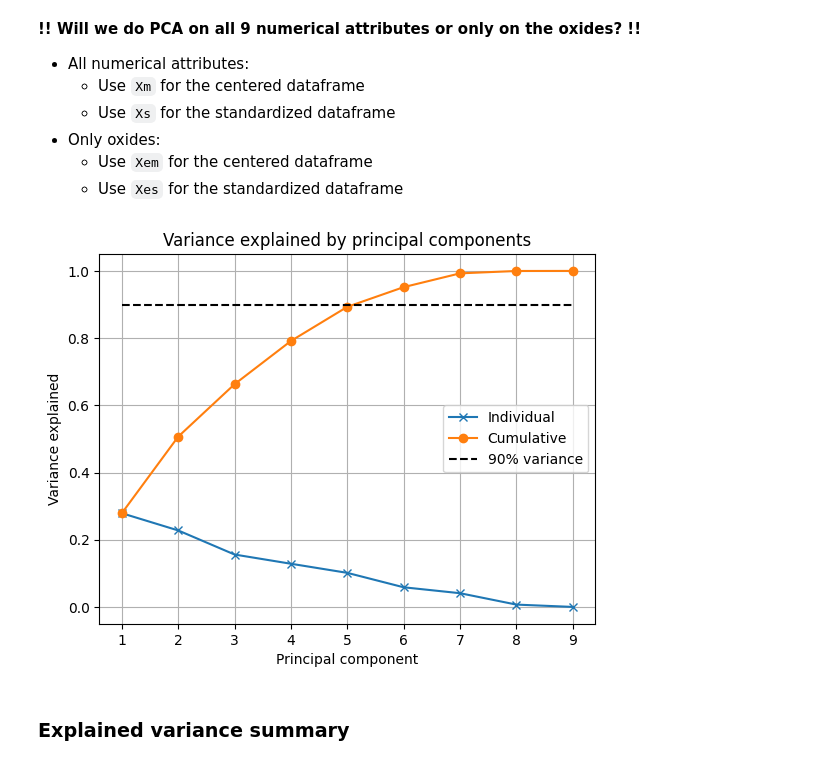
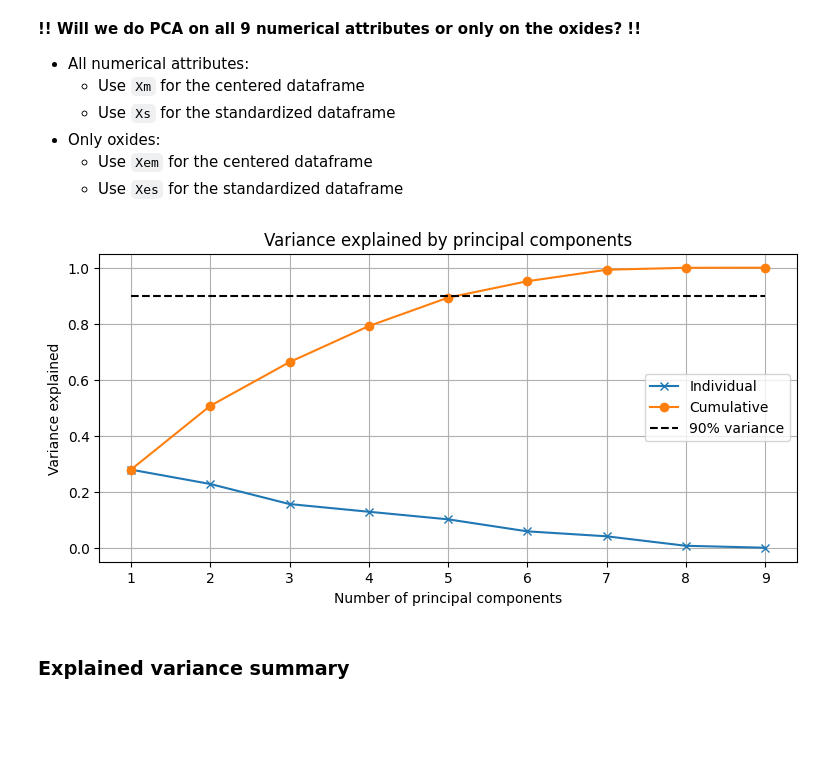
Before and after one commit to schependom/DTU_machine-learning-projects, a Jupyter notebook: Project 1/src/main.ipynb, the cells around one changed output. Drawn from its saved outputs; the diff is of its cells as text; code cells hidden in the pictures; blank space fills up the shorter version.

```diff
--- a/Project 1/src/main.ipynb
+++ b/Project 1/src/main.ipynb
@@ -565,36 +565,37 @@ pca = PCA()
 
 # Fit PCA to the standardized data including RI
 pca.fit(Xs)
 
 ### Fit PCA to the standardized data
 # pca.fit(Xes)
 
 # V = P is the loading matrix
 # So B = XV = XP
 
 # Get principal components
 Vt = pca.components_    # each row is a principal component
 V = Vt.T                # each column is a principal component
 
 # Explained variances per component
 rho = pca.explained_variance_ratio_
 
 # 90% threshold for variance explained
 threshold = 0.9
 
 # Plot variance explained
-plt.figure()
+plt.figure(figsize=(9, 4))
 plt.plot(range(1, len(rho) + 1), rho, "x-")
 plt.plot(range(1, len(rho) + 1), np.cumsum(rho), "o-")
 plt.plot([1, len(rho)], [threshold, threshold], "k--")
 plt.title("Variance explained by principal components")
-plt.xlabel("Principal component")
+plt.xlabel("Number of principal components")
 plt.ylabel("Variance explained")
 plt.legend(["Individual", "Cumulative", f"{threshold*100:.0f}% variance"])
 plt.grid()
+plt.savefig("figures/pca_explained_variance.pdf")
 plt.show()
 # %% [output]
-[figure, old version]
+[figure, new version]
 # %% [markdown]
 ### Explained variance summary
 # %%
```
Also changed, not shown: parts of 6 cells of this notebook, 12 other files.
